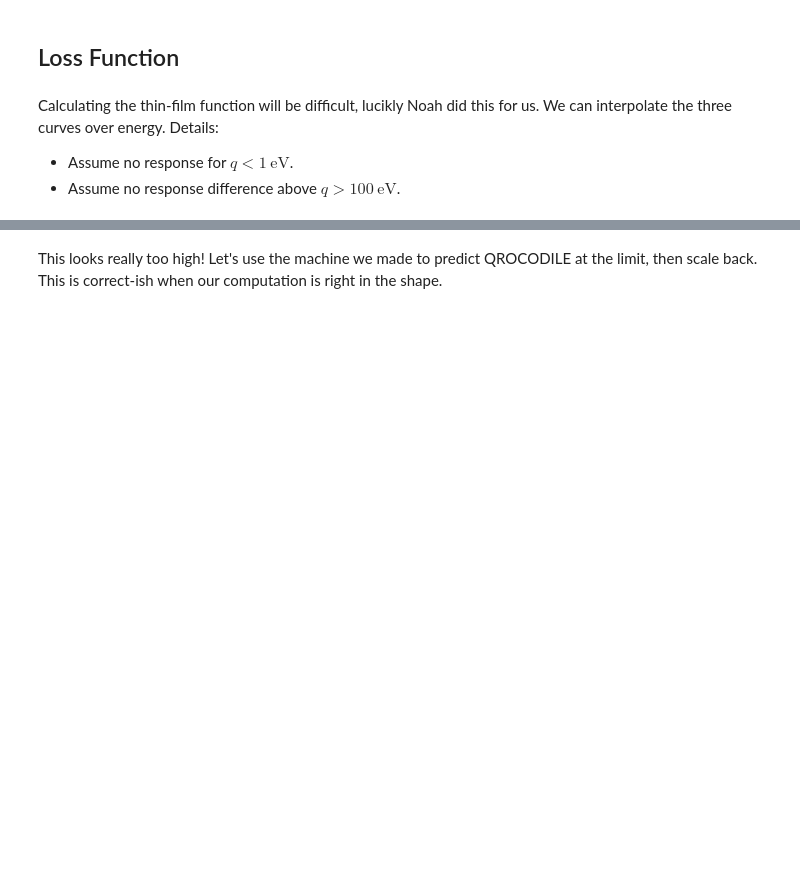
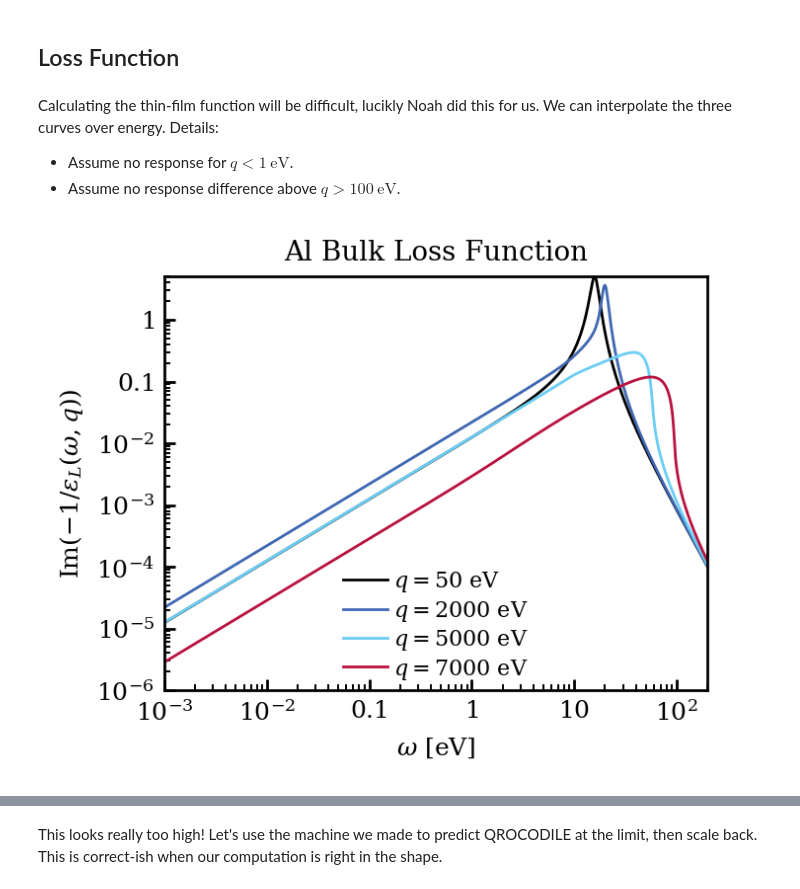
Before and after one commit to FaroutYLq/axioph, a Jupyter notebook: Directionality/rate_in_sc.ipynb, the cells around one changed output, grey strips where cells are left out. Cells and saved outputs as stored; diff of their text form; code cells hidden in the pictures; blank space fills up the shorter version.

```diff
--- a/Directionality/rate_in_sc.ipynb
+++ b/Directionality/rate_in_sc.ipynb
@@ -155 +239,19 @@ loss_interp = create_loss_function_interpolator_grid()
+# %%
+omegas_eV = np.logspace(np.log10(5e-4), np.log10(2e2), 1000) * nu.eV
+qs_eV = np.array([50, 2000, 5000, 7000]) * nu.eV
+for q in qs_eV:
+    loss_q = loss_function_lindhard(omegas_eV, q)
+    plt.plot(omegas_eV/nu.eV, loss_q, label=r"$q={}~$eV".format(round(q/nu.eV)))
+
+plt.legend()
+plt.xscale("log")
+plt.yscale("log")
+plt.xlim(1e-3, 2e2)
+plt.ylim(1e-6, 5)
+plt.xlabel(r"$\omega$ [eV]")
+plt.ylabel(r"$\mathrm{Im}\left(-1/\epsilon_L(\omega, q)\right)$")
+plt.title("Al Bulk Loss Function")
+plt.show()
+# %% [output]
+[figure, added]
 # %%
```
Also changed, not shown: parts of 16 cells of this notebook.
